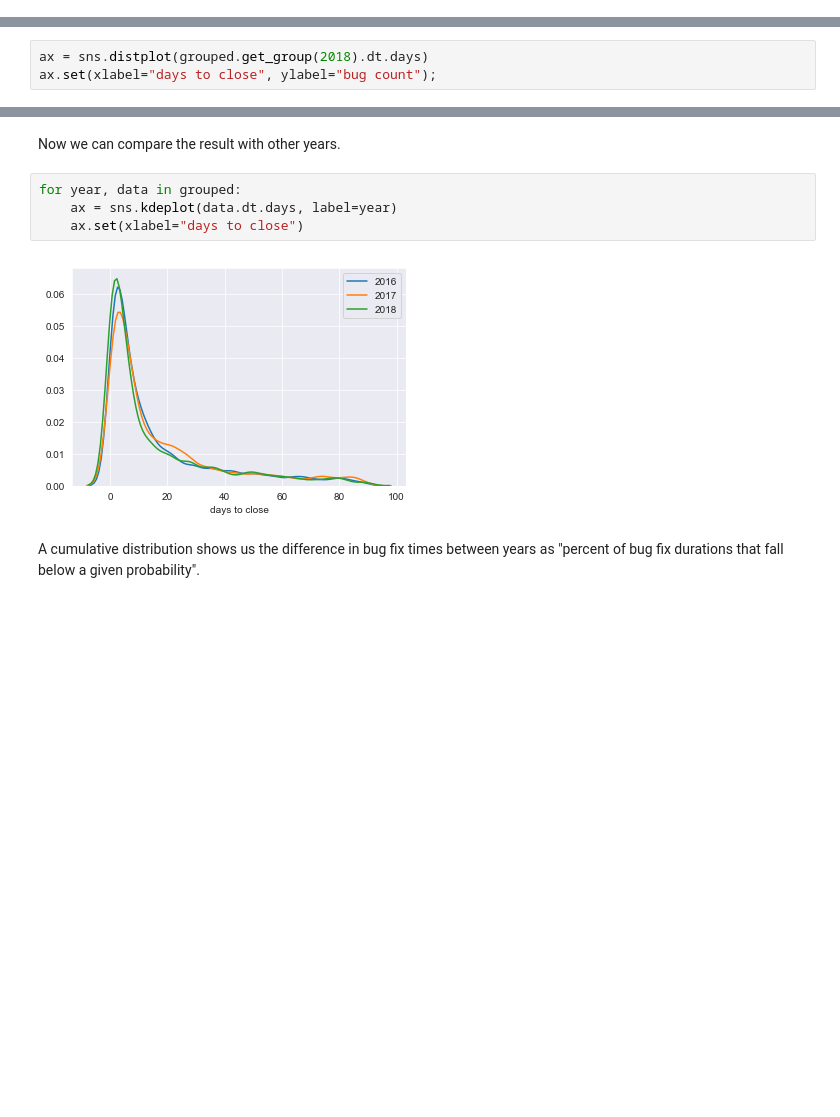
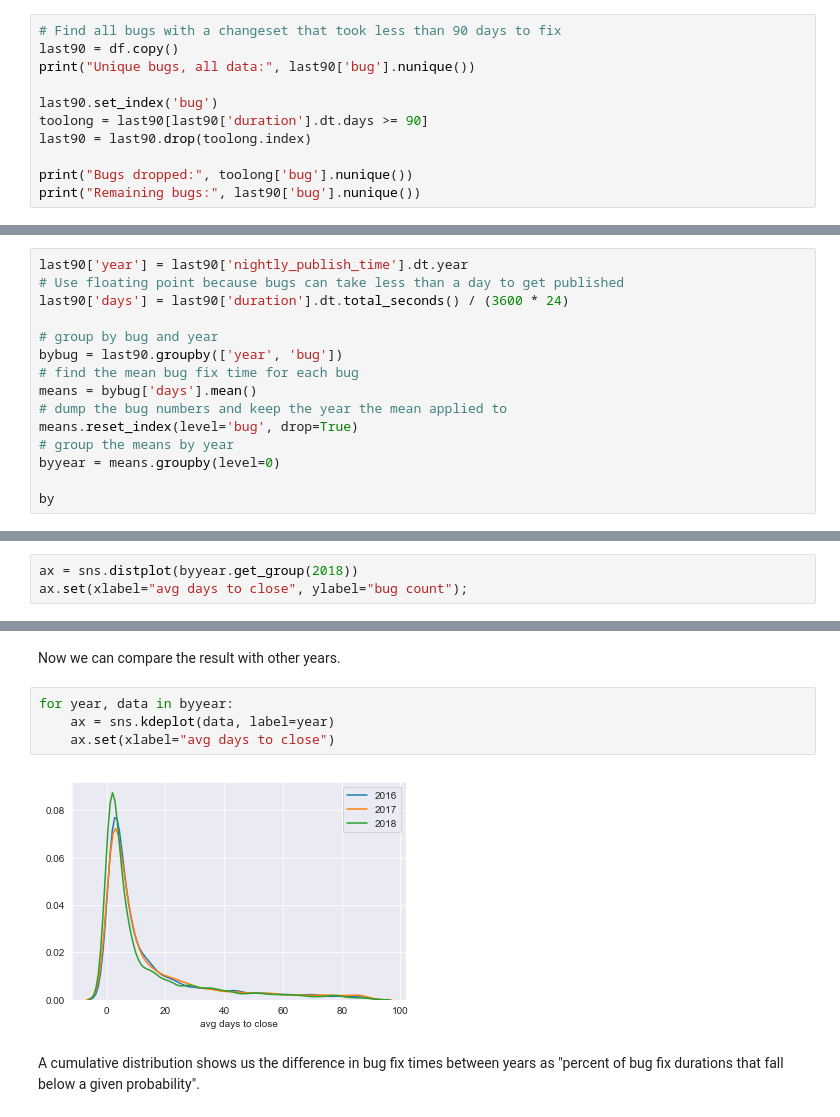
Before and after one commit to mars-f/firefox-workflow-analysis, a Jupyter notebook: leadtimetrends.ipynb, the cells around one changed output, grey strips where cells are left out. Drawn from its saved outputs; the diff is of its cells as text; blank space fills up the shorter version.

Commit message:
Better bugfix lead time calculations

```diff
--- a/leadtimetrends.ipynb
+++ b/leadtimetrends.ipynb
@@ -80,0 +70,11 @@ grouped.describe()
+# %%
+# Find all bugs with a changeset that took less than 90 days to fix
+last90 = df.copy()
+print("Unique bugs, all data:", last90['bug'].nunique())
+
+last90.set_index('bug')
+toolong = last90[last90['duration'].dt.days >= 90]
+last90 = last90.drop(toolong.index)
+
+print("Bugs dropped:", toolong['bug'].nunique())
+print("Remaining bugs:", last90['bug'].nunique())
@@ -81 +85,16 @@ grouped.describe()
+# %%
+last90['year'] = last90['nightly_publish_time'].dt.year
+# Use floating point because bugs can take less than a day to get published
+last90['days'] = last90['duration'].dt.total_seconds() / (3600 * 24)
+
+# group by bug and year
+bybug = last90.groupby(['year', 'bug'])
+# find the mean bug fix time for each bug
+means = bybug['days'].mean()
+# dump the bug numbers and keep the year the mean applied to
+means.reset_index(level='bug', drop=True)
+# group the means by year
+byyear = means.groupby(level=0)
+
+by
 # %%
@@ -86,6 +105,6 @@ ax.set(xlabel="days to close", ylabel="bug count");
 # %% [markdown]
 Let's see how this looks fit to a KDE plot.
 # %%
-ax = sns.distplot(grouped.get_group(2018).dt.days)
-ax.set(xlabel="days to close", ylabel="bug count");
+ax = sns.distplot(byyear.get_group(2018))
+ax.set(xlabel="avg days to close", ylabel="bug count");
 # %% [output]
@@ -93,11 +112,11 @@ ax.set(xlabel="days to close", ylabel="bug count");
 # %% [markdown]
 Now we can compare the result with other years.
 # %%
-for year, data in grouped:
-    ax = sns.kdeplot(data.dt.days, label=year)
-    ax.set(xlabel="days to close")
+for year, data in byyear:
+    ax = sns.kdeplot(data, label=year)
+    ax.set(xlabel="avg days to close")
 # %% [output]
-[figure, old version]
+[figure, new version]
 # %% [markdown]
 A cumulative distribution shows us the difference in bug fix times between years as "percent of bug fix durations that fall below a given probability".
 # %%
```
Also changed, not shown: parts of 6 cells of this notebook.
